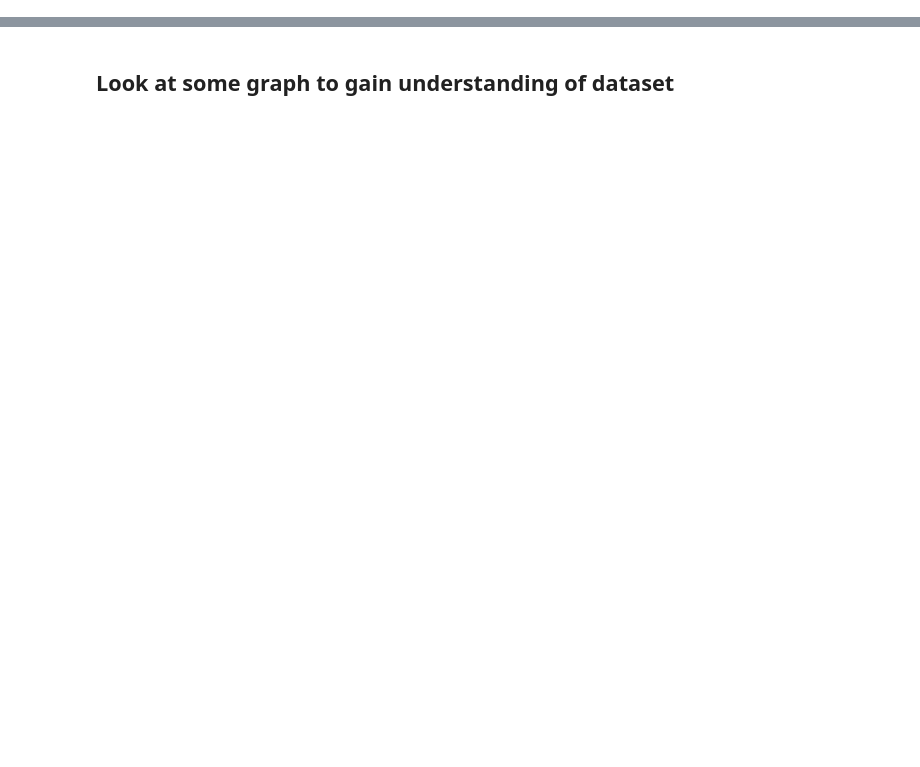
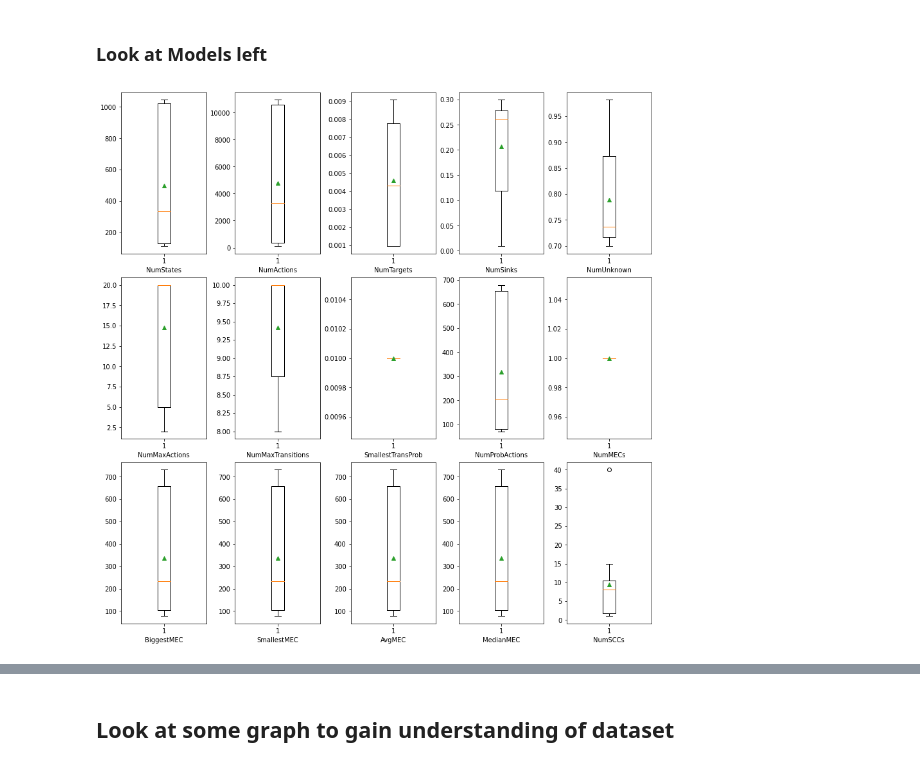
Before and after one commit to ga67vib/Algorithms-For-Stochastic-Games, a Jupyter notebook: visualizations/visualizations.ipynb, the cells around one changed output, grey strips where cells are left out. Cells and saved outputs as stored; diff of their text form; code cells hidden in the pictures; blank space fills up the shorter version.

```diff
--- a/visualizations/visualizations.ipynb
+++ b/visualizations/visualizations.ipynb
@@ -139,0 +363,19 @@ table_properties = sorted(table_properties, key=lambda row: int(row['NumStates']
+# %% [markdown]
+### Look at Models left
+# %%
+#Make Boxplots
+
+entries_per_column = 5
+entries_per_row = int(math.ceil(len(property_keys)/5))
+fix, axs = plt.subplots(entries_per_row, entries_per_column, figsize=(12,12), constrained_layout=True)
+row = 0
+column = 0
+for property_key in property_keys:
+        if (column == entries_per_column):
+            row += 1
+            column = 0
+        axs[row, column].boxplot(data[property_key], showmeans=True)
+        axs[row, column].set_xlabel(property_key)
+        column+=1
+# %% [output]
+[figure, added]
```
Also changed, not shown: parts of 36 cells of this notebook, 8 other files.
